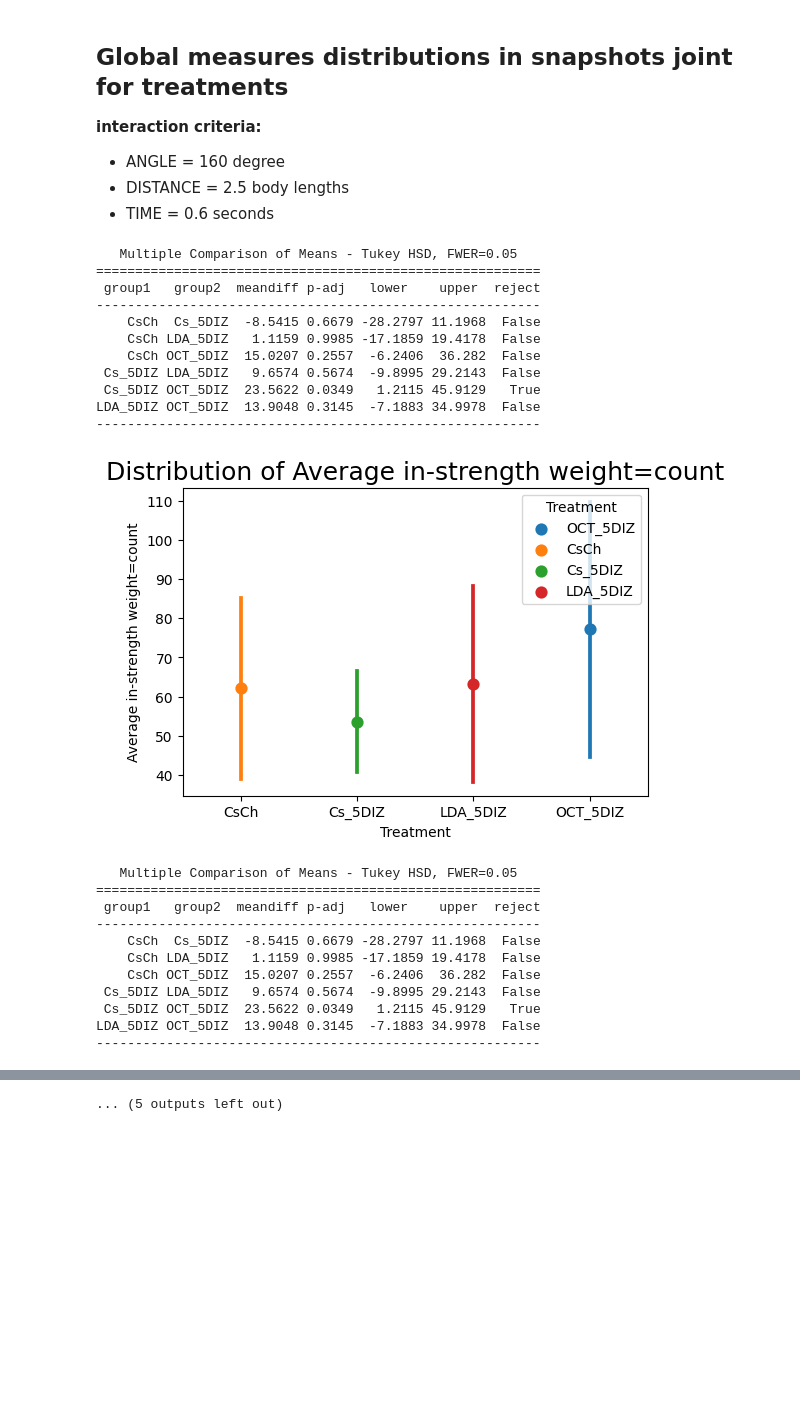
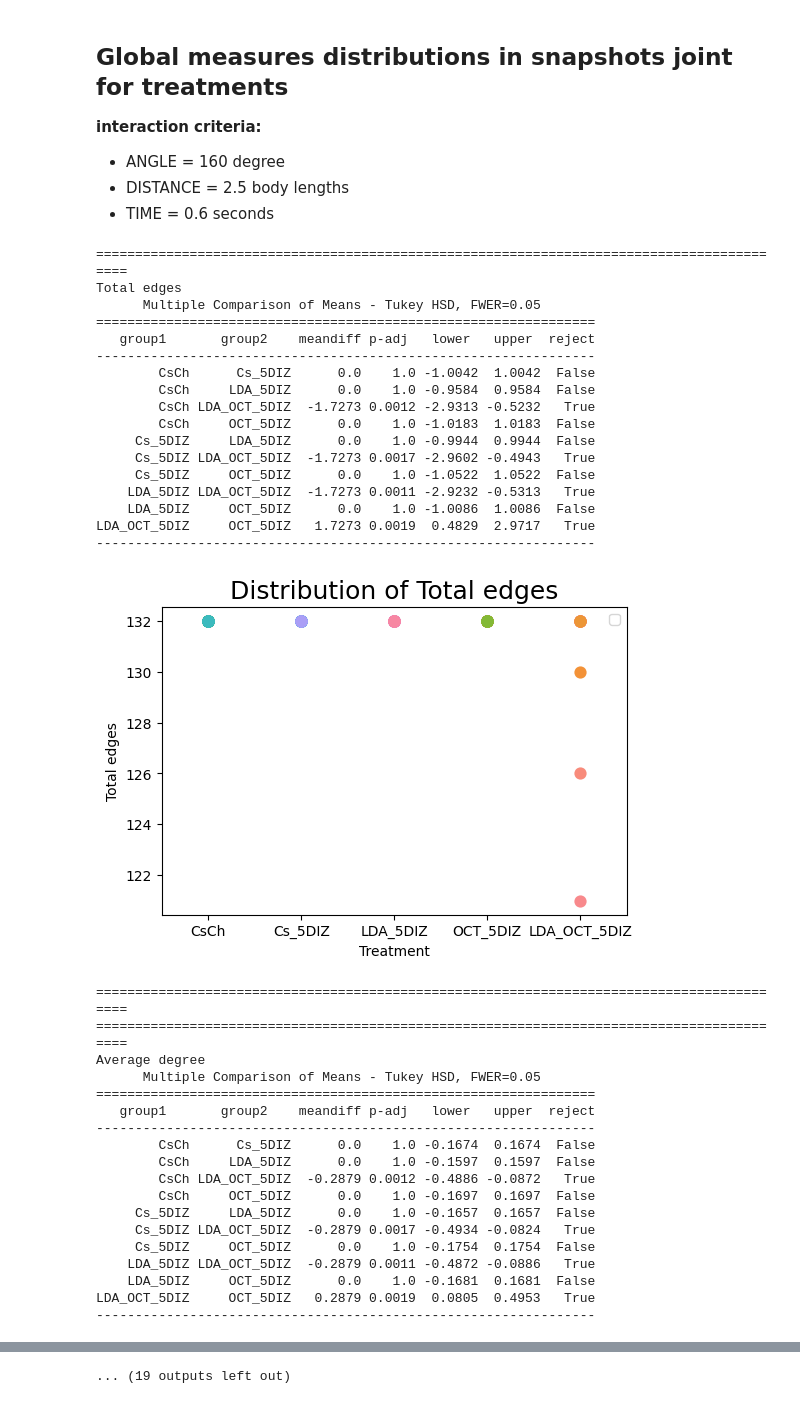
Before and after one commit to milanXpetrovic/drosophila-social-network-analysis, a Jupyter notebook: notebooks/isolation_paper/global_measures/global_measures_2_5.ipynb, the cells around one changed output, grey strips where cells are left out. Drawn from its saved outputs; the diff is of its cells as text; code cells hidden in the pictures; blank space fills up the shorter version.

```diff
--- a/notebooks/isolation_paper/global_measures/global_measures_2_5.ipynb
+++ b/notebooks/isolation_paper/global_measures/global_measures_2_5.ipynb
@@ -38,58 +38,78 @@ for treatment_name, treatment_path in all_treatments.items():
         dataframes.append(df)
 
 combined_data = pd.concat(dataframes)
 combined_data_reset = combined_data.reset_index()
 measure_names = combined_data.columns.tolist()
 
 for i, measure_name in enumerate(measure_names):
     if measure_name == 'Treatment':
         continue
 
     sum_CsCh = combined_data_reset[combined_data_reset['Treatment']=='CsCh'][measure_name]
     sum_Cs_5DIZ = combined_data_reset[combined_data_reset['Treatment']=='Cs_5DIZ'][measure_name]
     sum_LDA_5DIZ = combined_data_reset[combined_data_reset['Treatment']=='LDA_5DIZ'][measure_name]
     sum_OCT_5DIZ = combined_data_reset[combined_data_reset['Treatment']=='OCT_5DIZ'][measure_name]
+    sum_LDA_OCT_5DIZ = combined_data_reset[combined_data_reset['Treatment']=='LDA_OCT_5DIZ'][measure_name]
 
-    anova_result = scipy.stats.f_oneway(sum_CsCh, sum_Cs_5DIZ, sum_LDA_5DIZ, sum_OCT_5DIZ)
+    anova_result = scipy.stats.f_oneway(sum_CsCh, sum_Cs_5DIZ, sum_LDA_5DIZ, sum_OCT_5DIZ, sum_LDA_OCT_5DIZ)
 
-    all_data = np.concatenate([sum_CsCh, sum_Cs_5DIZ, sum_LDA_5DIZ, sum_OCT_5DIZ])
-    group_labels = ['CsCh'] * len(sum_CsCh) + ['Cs_5DIZ'] * len(sum_Cs_5DIZ) + ['LDA_5DIZ'] * len(sum_LDA_5DIZ) + ['OCT_5DIZ'] * len(sum_OCT_5DIZ)
+    all_data = np.concatenate([sum_CsCh, sum_Cs_5DIZ, sum_LDA_5DIZ, sum_OCT_5DIZ, sum_LDA_OCT_5DIZ])
+    group_labels = ['CsCh'] * len(sum_CsCh) + ['Cs_5DIZ'] * len(sum_Cs_5DIZ) + ['LDA_5DIZ'] * len(sum_LDA_5DIZ) + ['OCT_5DIZ'] * len(sum_OCT_5DIZ) + ['LDA_OCT_5DIZ'] * len(sum_LDA_OCT_5DIZ)
     tukey_results = pairwise_tukeyhsd(all_data, group_labels)
 
     if any(tukey_results.reject):
+        print('='*90)
+        print(measure_name)
         print(tukey_results)
 
         plt.figure(figsize=(6, 4))
-        order = ['CsCh', 'Cs_5DIZ', 'LDA_5DIZ', 'OCT_5DIZ']
-        sns.pointplot(data=combined_data_reset, x='Treatment', y=measure_name, hue='Treatment', errorbar='sd', order=order)
+        order = ['CsCh', 'Cs_5DIZ', 'LDA_5DIZ', 'OCT_5DIZ', 'LDA_OCT_5DIZ']
+        sns.pointplot(data=combined_data_reset, x='Treatment', y=measure_name, hue='index', errorbar='sd', order=order)
+        # sns.boxplot(data=combined_data_reset, x='Treatment', y=measure_name, hue='index', order=order)
+
         plt.xlabel('Treatment')
         plt.ylabel(measure_name)
         plt.title(f'Distribution of {measure_name}', fontsize=18)
+        plt.legend('')
         plt.show()
+        print('='*90)
 
 plt.tight_layout()
 plt.show()
 # %% [output]
-   Multiple Comparison of Means - Tukey HSD, FWER=0.05
-=========================================================
- group1   group2  meandiff p-adj   lower    upper  reject
----------------------------------------------------------
-    CsCh  Cs_5DIZ  -8.5415 0.6679 -28.2797 11.1968  False
-    CsCh LDA_5DIZ   1.1159 0.9985 -17.1859 19.4178  False
-    CsCh OCT_5DIZ  15.0207 0.2557  -6.2406  36.282  False
- Cs_5DIZ LDA_5DIZ   9.6574 0.5674  -9.8995 29.2143  False
- Cs_5DIZ OCT_5DIZ  23.5622 0.0349   1.2115 45.9129   True
-LDA_5DIZ OCT_5DIZ  13.9048 0.3145  -7.1883 34.9978  False
----------------------------------------------------------
+==========================================================================================
+Total edges
+      Multiple Comparison of Means - Tukey HSD, FWER=0.05
+================================================================
+   group1       group2    meandiff p-adj   lower   upper  reject
+----------------------------------------------------------------
+        CsCh      Cs_5DIZ      0.0    1.0 -1.0042  1.0042  False
+        CsCh     LDA_5DIZ      0.0    1.0 -0.9584  0.9584  False
+        CsCh LDA_OCT_5DIZ  -1.7273 0.0012 -2.9313 -0.5232   True
+        CsCh     OCT_5DIZ      0.0    1.0 -1.0183  1.0183  False
+     Cs_5DIZ     LDA_5DIZ      0.0    1.0 -0.9944  0.9944  False
+     Cs_5DIZ LDA_OCT_5DIZ  -1.7273 0.0017 -2.9602 -0.4943   True
+     Cs_5DIZ     OCT_5DIZ      0.0    1.0 -1.0522  1.0522  False
+    LDA_5DIZ LDA_OCT_5DIZ  -1.7273 0.0011 -2.9232 -0.5313   True
+    LDA_5DIZ     OCT_5DIZ      0.0    1.0 -1.0086  1.0086  False
+LDA_OCT_5DIZ     OCT_5DIZ   1.7273 0.0019  0.4829  2.9717   True
+----------------------------------------------------------------
-[figure, old version]
+[figure, new version]
-   Multiple Comparison of Means - Tukey HSD, FWER=0.05
-=========================================================
- group1   group2  meandiff p-adj   lower    upper  reject
----------------------------------------------------------
-    CsCh  Cs_5DIZ  -8.5415 0.6679 -28.2797 11.1968  False
-    CsCh LDA_5DIZ   1.1159 0.9985 -17.1859 19.4178  False
-    CsCh OCT_5DIZ  15.0207 0.2557  -6.2406  36.282  False
- Cs_5DIZ LDA_5DIZ   9.6574 0.5674  -9.8995 29.2143  False
- Cs_5DIZ OCT_5DIZ  23.5622 0.0349   1.2115 45.9129   True
-LDA_5DIZ OCT_5DIZ  13.9048 0.3145  -7.1883 34.9978  False
----------------------------------------------------------
+==========================================================================================
+==========================================================================================
+Average degree
+      Multiple Comparison of Means - Tukey HSD, FWER=0.05
+================================================================
+   group1       group2    meandiff p-adj   lower   upper  reject
+----------------------------------------------------------------
+        CsCh      Cs_5DIZ      0.0    1.0 -0.1674  0.1674  False
+        CsCh     LDA_5DIZ      0.0    1.0 -0.1597  0.1597  False
+        CsCh LDA_OCT_5DIZ  -0.2879 0.0012 -0.4886 -0.0872   True
+        CsCh     OCT_5DIZ      0.0    1.0 -0.1697  0.1697  False
+     Cs_5DIZ     LDA_5DIZ      0.0    1.0 -0.1657  0.1657  False
+     Cs_5DIZ LDA_OCT_5DIZ  -0.2879 0.0017 -0.4934 -0.0824   True
+     Cs_5DIZ     OCT_5DIZ      0.0    1.0 -0.1754  0.1754  False
+    LDA_5DIZ LDA_OCT_5DIZ  -0.2879 0.0011 -0.4872 -0.0886   True
+    LDA_5DIZ     OCT_5DIZ      0.0    1.0 -0.1681  0.1681  False
+LDA_OCT_5DIZ     OCT_5DIZ   0.2879 0.0019  0.0805  0.4953   True
+----------------------------------------------------------------
@@ -145 +193 @@ LDA_5DIZ OCT_5DIZ   0.0126 0.9304 -0.0422  0.0674  False
-... (5 outputs left out)
+... (19 outputs left out)
```
Also changed, not shown: parts of 2 cells of this notebook, 12 other files.
